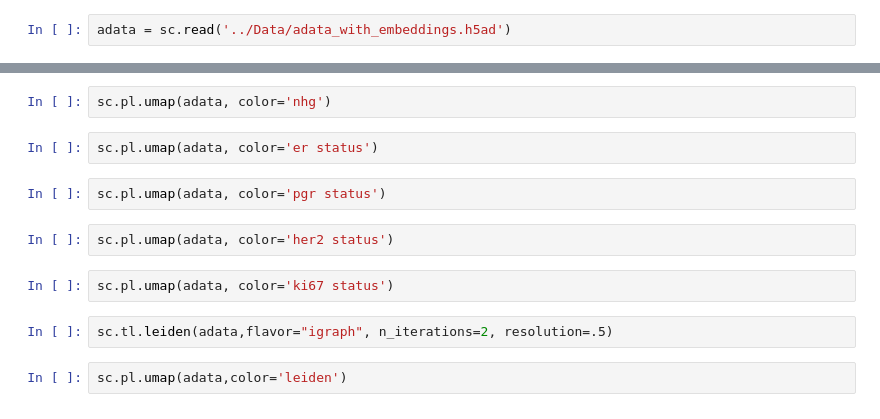
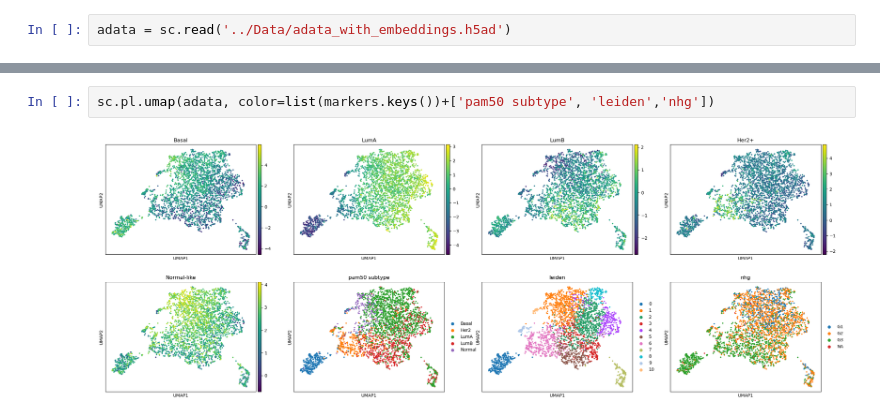
Before and after one commit to VergaJU/TechTaskInterview, a Jupyter notebook: notebooks/Clustering_1.ipynb, the cells around one changed output, grey strips where cells are left out. Drawn from its saved outputs; the diff is of its cells as text.

```diff
--- a/notebooks/Clustering_1.ipynb
+++ b/notebooks/Clustering_1.ipynb
@@ -17,14 +37,4 @@ sc.pl.umap(adata, color='pam50 subtype')
 # %%
-sc.pl.umap(adata, color='nhg')
+sc.pl.umap(adata, color=list(markers.keys())+['pam50 subtype', 'leiden','nhg'])
+# %% [output]
+[figure, added]
-# %%
-sc.pl.umap(adata, color='er status')
-# %%
-sc.pl.umap(adata, color='pgr status')
-# %%
-sc.pl.umap(adata, color='her2 status')
-# %%
-sc.pl.umap(adata, color='ki67 status')
-# %%
-sc.tl.leiden(adata,flavor="igraph", n_iterations=2, resolution=.5)
-# %%
-sc.pl.umap(adata,color='leiden')
```
Also changed, not shown: parts of 11 cells of this notebook, 1 other file.
